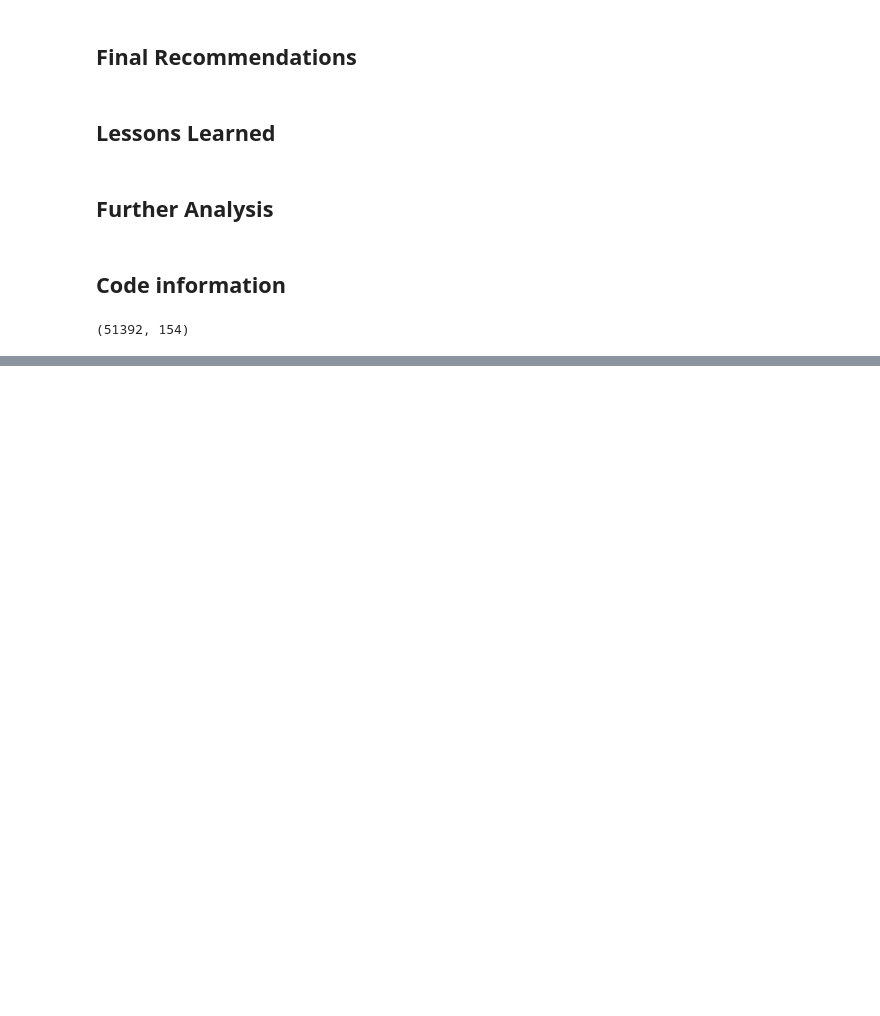
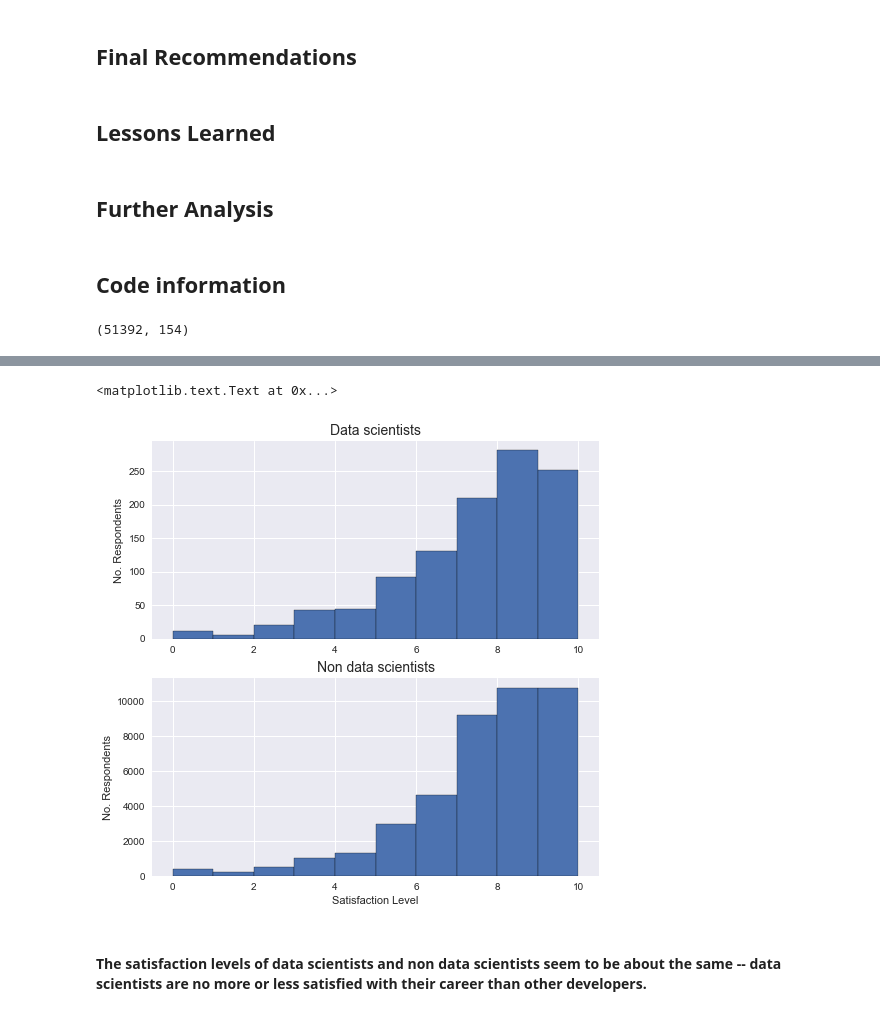
Before and after one commit to kwong0124/EDA_Project_SODevSurvey, a Jupyter notebook: EDA_Project_StackOverflowSurvey.ipynb, the cells around one changed output, grey strips where cells are left out. Cells and saved outputs as stored; diff of their text form; code cells hidden in the pictures; blank space fills up the shorter version.

Commit message:
add bar charts for satisfaction levels and country distribution

```diff
--- a/EDA_Project_StackOverflowSurvey.ipynb
+++ b/EDA_Project_StackOverflowSurvey.ipynb
@@ -62,0 +57,3 @@ array(['Secondary school',
+# %%
+narrow_data['DataScientist'] = narrow_data['NonDeveloperType'].apply(find_ds)
+narrow_data.head()
@@ -62,0 +67,19 @@ array(['Secondary school',
+# %%
+ds_data = narrow_data[narrow_data.DataScientist == 1]
+non_ds_data = narrow_data[narrow_data.DataScientist == 0]
+# %%
+f, ax = plt.subplots(2, sharex=False, figsize=(8,8))
+
+ax[0].hist(ds_data['CareerSatisfaction'].dropna(axis=0), edgecolor='k')
+ax[0].set_title('Data scientists', fontsize=14)
+ax[0].set_ylabel('No. Respondents')
+
+ax[1].hist(non_ds_data['CareerSatisfaction'].dropna(axis=0), edgecolor='k')
+ax[1].set_title('Non data scientists', fontsize=14)
+ax[1].set_ylabel('No. Respondents')
+ax[1].set_xlabel('Satisfaction Level')
+# %% [output]
+<matplotlib.text.Text at 0x...>
+[figure, added]
+# %% [markdown]
+#### The satisfaction levels of data scientists and non data scientists seem to be about the same -- data scientists are no more or less satisfied with their career than other developers.
```
Also changed, not shown: parts of 9 cells of this notebook.
